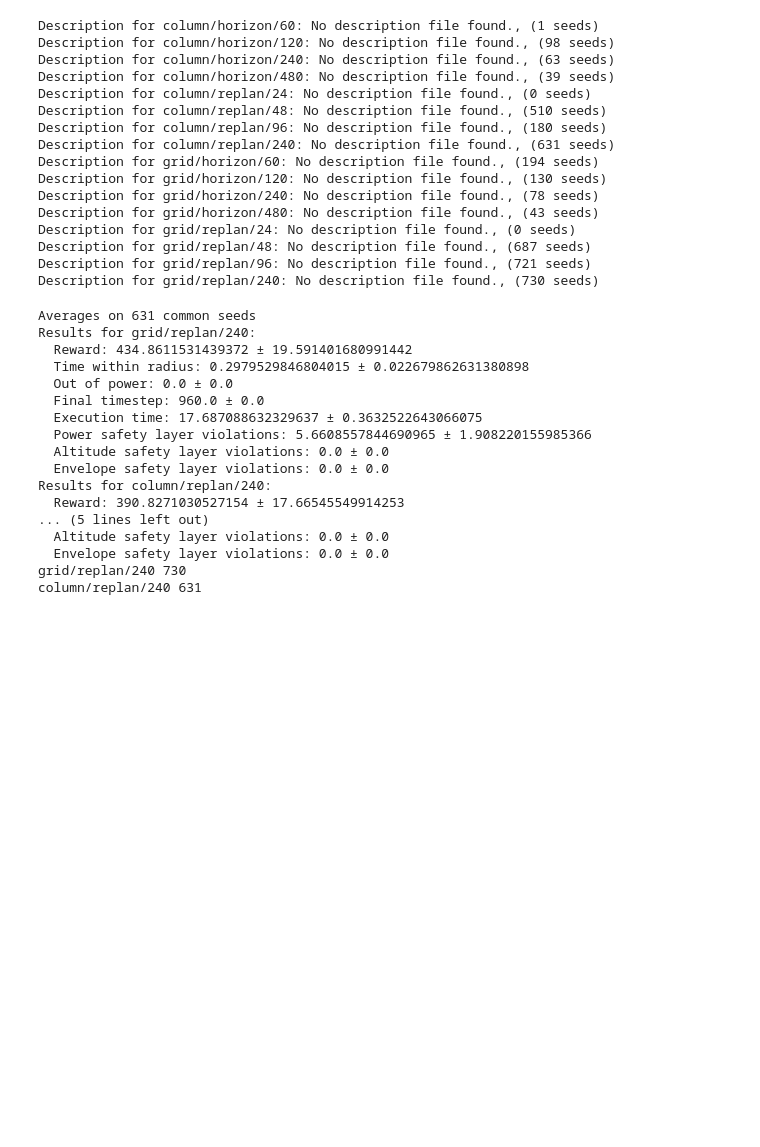
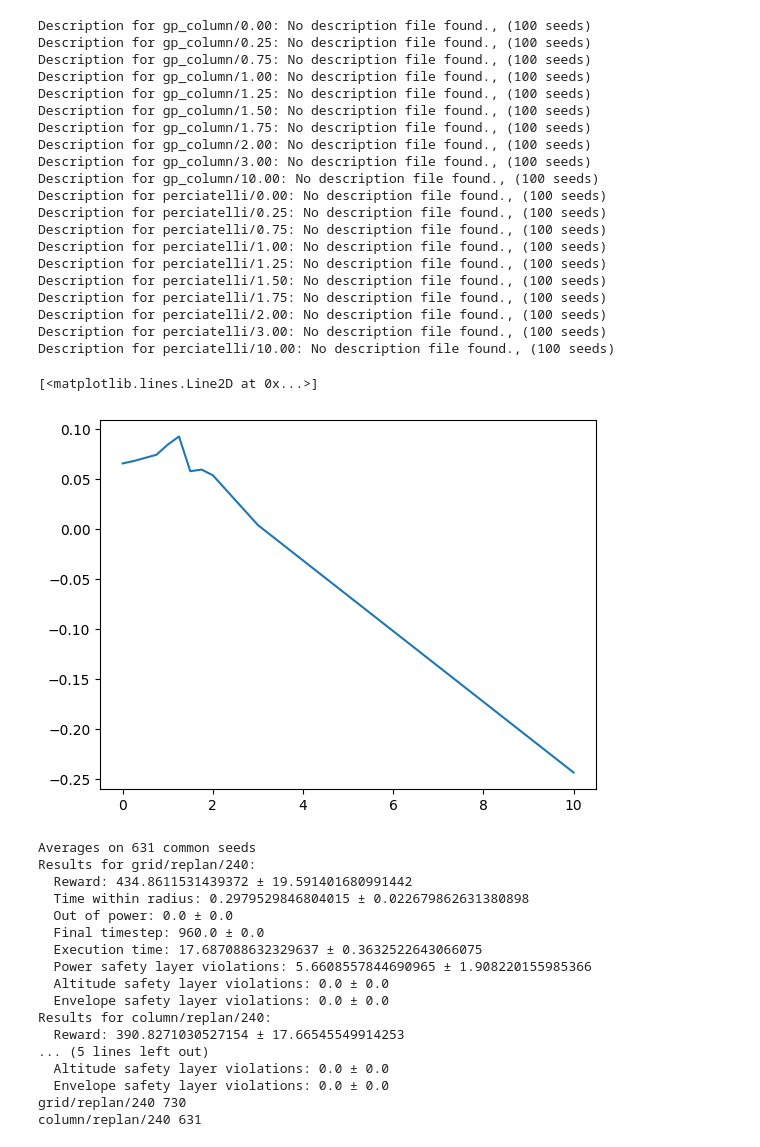
Before and after one commit to sdean-group/balloon-learning-environment, a Jupyter notebook: diagnose_mpc4.ipynb, the cells around one changed output. Saved outputs shown, nothing was run; the diff lists cells and outputs as text; code cells hidden in the pictures; blank space fills up the shorter version.

```diff
--- a/diagnose_mpc4.ipynb
+++ b/diagnose_mpc4.ipynb
@@ -102,8 +102,10 @@ results_dict = {
     # 'jobs/experiments/model_fidelity/gp': ['lower', 'low', 'lowest', 'none'],
     # '/share/dean/tmp/ble_runs/gp': [ 'replan/12', 'replan/192', 'replan/48', 'replan/96', 'replan/6', 'replan/192', 'horizon/120', 'horizon/15', 'horizon/240', 'horizon/30', 'horizon/480', 'horizon/60' ],
     # 'jobs/experiments': ['default']
-    'jobs/no_wind_noise_experiments': ['column/horizon/60','column/horizon/120','column/horizon/240','column/horizon/480','column/replan/24','column/replan/48','column/replan/96','column/replan/240'] +
-        ['grid/horizon/60','grid/horizon/120','grid/horizon/240','grid/horizon/480','grid/replan/24','grid/replan/48','grid/replan/96','grid/replan/240']
+    # 'jobs/no_wind_noise_experiments': ['column/horizon/60','column/horizon/120','column/horizon/240','column/horizon/480','column/replan/24','column/replan/48','column/replan/96','column/replan/240'] +
+    #     ['grid/horizon/60','grid/horizon/120','grid/horizon/240','grid/horizon/480','grid/replan/24','grid/replan/48','grid/replan/96','grid/replan/240']
+    'jobs/noise_scale_experiments': ['gp_column/0.00', 'gp_column/0.25', 'gp_column/0.75','gp_column/1.00','gp_column/1.25','gp_column/1.50','gp_column/1.75','gp_column/2.00','gp_column/3.00','gp_column/10.00'] +
+        ['perciatelli/0.00', 'perciatelli/0.25','perciatelli/0.75','perciatelli/1.00','perciatelli/1.25','perciatelli/1.50','perciatelli/1.75','perciatelli/2.00','perciatelli/3.00','perciatelli/10.00']
 
 }
 
@@ -116,22 +118,26 @@ for results_dir, results_names in results_dict.items():
         print(f"Description for {result_name}: {description}, ({len(metrics)} seeds)")
         saved_results[result_name] = metrics
 # %% [output]
-Description for column/horizon/60: No description file found., (1 seeds)
-Description for column/horizon/120: No description file found., (98 seeds)
-Description for column/horizon/240: No description file found., (63 seeds)
-Description for column/horizon/480: No description file found., (39 seeds)
-Description for column/replan/24: No description file found., (0 seeds)
-Description for column/replan/48: No description file found., (510 seeds)
-Description for column/replan/96: No description file found., (180 seeds)
-Description for column/replan/240: No description file found., (631 seeds)
-Description for grid/horizon/60: No description file found., (194 seeds)
-Description for grid/horizon/120: No description file found., (130 seeds)
-Description for grid/horizon/240: No description file found., (78 seeds)
-Description for grid/horizon/480: No description file found., (43 seeds)
-Description for grid/replan/24: No description file found., (0 seeds)
-Description for grid/replan/48: No description file found., (687 seeds)
-Description for grid/replan/96: No description file found., (721 seeds)
-Description for grid/replan/240: No description file found., (730 seeds)
+Description for gp_column/0.00: No description file found., (100 seeds)
+Description for gp_column/0.25: No description file found., (100 seeds)
+Description for gp_column/0.75: No description file found., (100 seeds)
+Description for gp_column/1.00: No description file found., (100 seeds)
+Description for gp_column/1.25: No description file found., (100 seeds)
+Description for gp_column/1.50: No description file found., (100 seeds)
+Description for gp_column/1.75: No description file found., (100 seeds)
+Description for gp_column/2.00: No description file found., (100 seeds)
+Description for gp_column/3.00: No description file found., (100 seeds)
+Description for gp_column/10.00: No description file found., (100 seeds)
+Description for perciatelli/0.00: No description file found., (100 seeds)
+Description for perciatelli/0.25: No description file found., (100 seeds)
+Description for perciatelli/0.75: No description file found., (100 seeds)
+Description for perciatelli/1.00: No description file found., (100 seeds)
+Description for perciatelli/1.25: No description file found., (100 seeds)
+Description for perciatelli/1.50: No description file found., (100 seeds)
+Description for perciatelli/1.75: No description file found., (100 seeds)
+Description for perciatelli/2.00: No description file found., (100 seeds)
+Description for perciatelli/3.00: No description file found., (100 seeds)
+Description for perciatelli/10.00: No description file found., (100 seeds)
 # %%
 import pandas as pd
 
@@ -284,6 +290,25 @@ def compare_metrics(result_names):
         print(f"  Power safety layer violations: {result.power_safety_layer_violations} ± {ci.power_safety_layer_violations}")
         print(f"  Altitude safety layer violations: {result.altitude_safety_layer_violations} ± {ci.altitude_safety_layer_violations}")
         print(f"  Envelope safety layer violations: {result.envelope_safety_layer_violations} ± {ci.envelope_safety_layer_violations}")
+# %%
+mpc_files  = ['gp_column/0.00', 'gp_column/0.25', 'gp_column/0.75','gp_column/1.00','gp_column/1.25','gp_column/1.50','gp_column/1.75','gp_column/2.00','gp_column/3.00','gp_column/10.00']
+perciatelli_files = ['perciatelli/0.00', 'perciatelli/0.25','perciatelli/0.75','perciatelli/1.00','perciatelli/1.25','perciatelli/1.50','perciatelli/1.75','perciatelli/2.00','perciatelli/3.00','perciatelli/10.00']
+
+_, mpc_reports, mpc_cis = get_average_metrics([ saved_results[mpc_file] for mpc_file in mpc_files ])
+_, perciatelli_reports, perciatelli_cis = get_average_metrics([ saved_results[perciatelli_file] for perciatelli_file in perciatelli_files ])
+
+mpc_twr = np.array([ mpc_report.twr for mpc_report in mpc_reports ])
+perciatelli_twr = np.array([ perciatelli_report.twr for perciatelli_report in perciatelli_reports ])
+
+values = [0.0,0.25,0.75,1.00,1.25,1.50,1.75,2.00,3.00] #+ [10.0]
+
+plt.plot(values, (mpc_twr - perciatelli_twr)[])
+
+# for mpc_report, perciatelli_report in zip(mpc_reports, perciatelli_reports):
+#     print(mpc_report.power_safety_layer_violations, perciatelli_report.power_safety_layer_violations)
+# %% [output]
+[<matplotlib.lines.Line2D at 0x...>]
+[figure, added]
 # %%
 to_compare = ['grid/replan/240','grid/replan/96','grid/replan/48']
 to_compare = ['grid/replan/240', 'column/replan/240']
```
